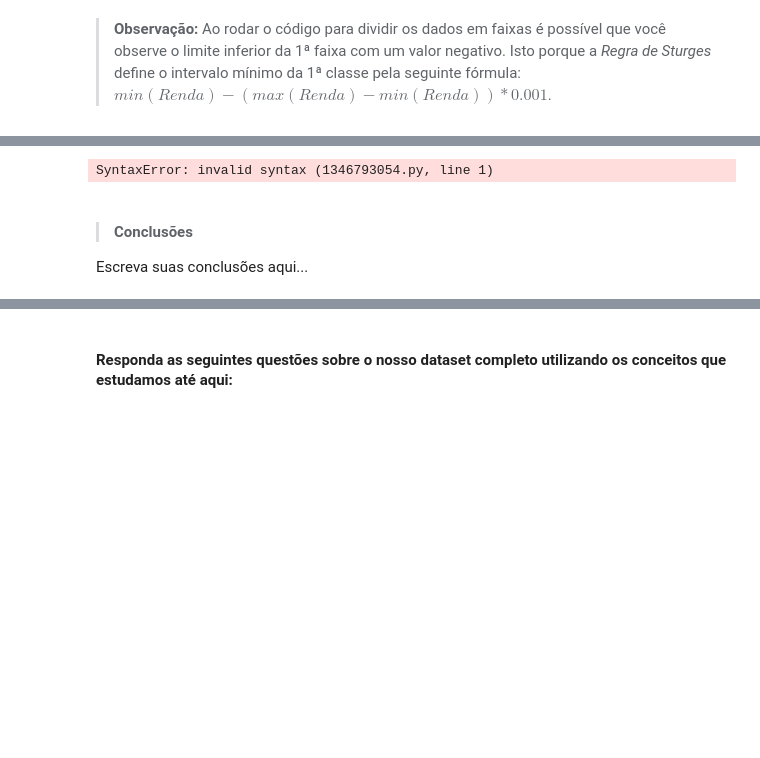
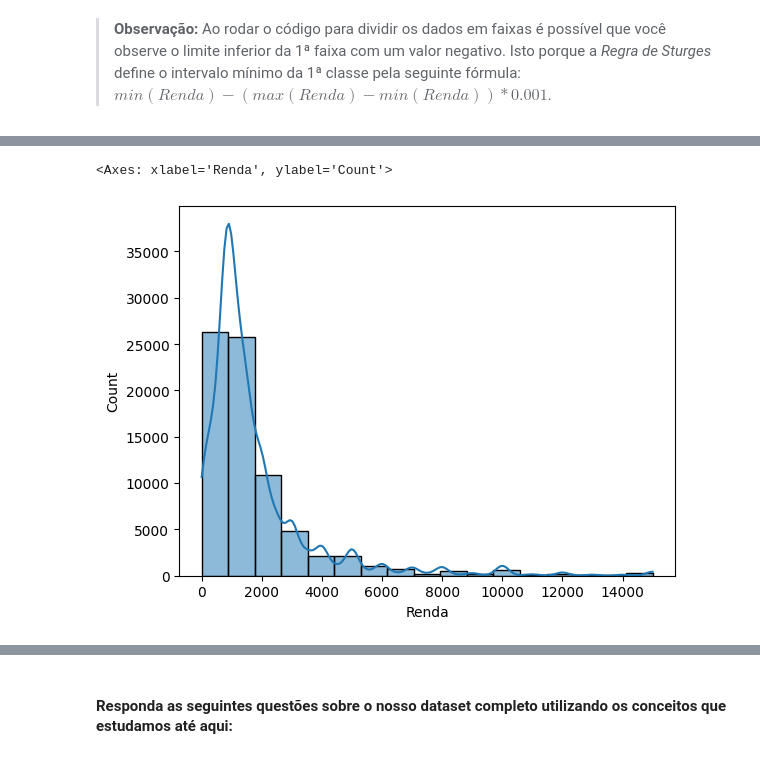
Before and after one commit to JhonCostaDev/oracle_one_alura, a Jupyter notebook: estatistica_ML/desafios_modulo.ipynb, the cells around one changed output, grey strips where cells are left out. Saved outputs shown, nothing was run; the diff lists cells and outputs as text; code cells hidden in the pictures; blank space fills up the shorter version.

```diff
--- a/estatistica_ML/desafios_modulo.ipynb
+++ b/estatistica_ML/desafios_modulo.ipynb
@@ -857,5 +840,9 @@ quantidade_renda_until_15k
 # %%
-k = int(1 + (10/3) * math.log10(quantidade_renda_until_15k))
+import math
+
+salario_ate_15k = dados.query('Renda <= 15e3')
+quant_renda_ate_15k = salario_ate_15k.shape[0]
+k = int(1 + (10/3) * math.log10(quant_renda_ate_15k))
 k
 # %% [output]
 17
@@ -953,8 +891,5 @@ dados_frequencia_renda
 # %%
-sns.histplot(data=dados_classifica_renda, x=)
+sns.histplot(data=salario_ate_15k, x='Renda', bins=k, kde=True)
 # %% [output]
-SyntaxError: invalid syntax (1346793054.py, line 1)
+<Axes: xlabel='Renda', ylabel='Count'>
+[figure, added]
-# %% [markdown]
-> #### Conclusões
-
-Escreva suas conclusões aqui...
```
Also changed, not shown: parts of 17 cells of this notebook.
